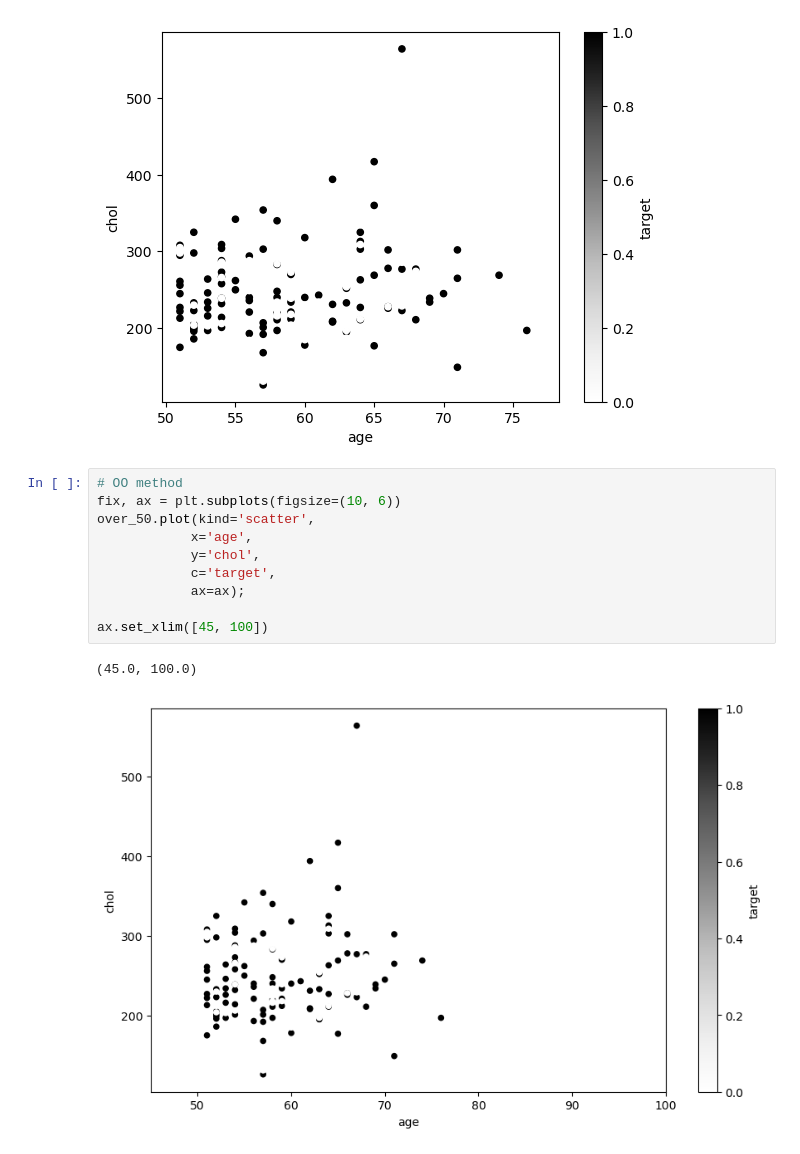
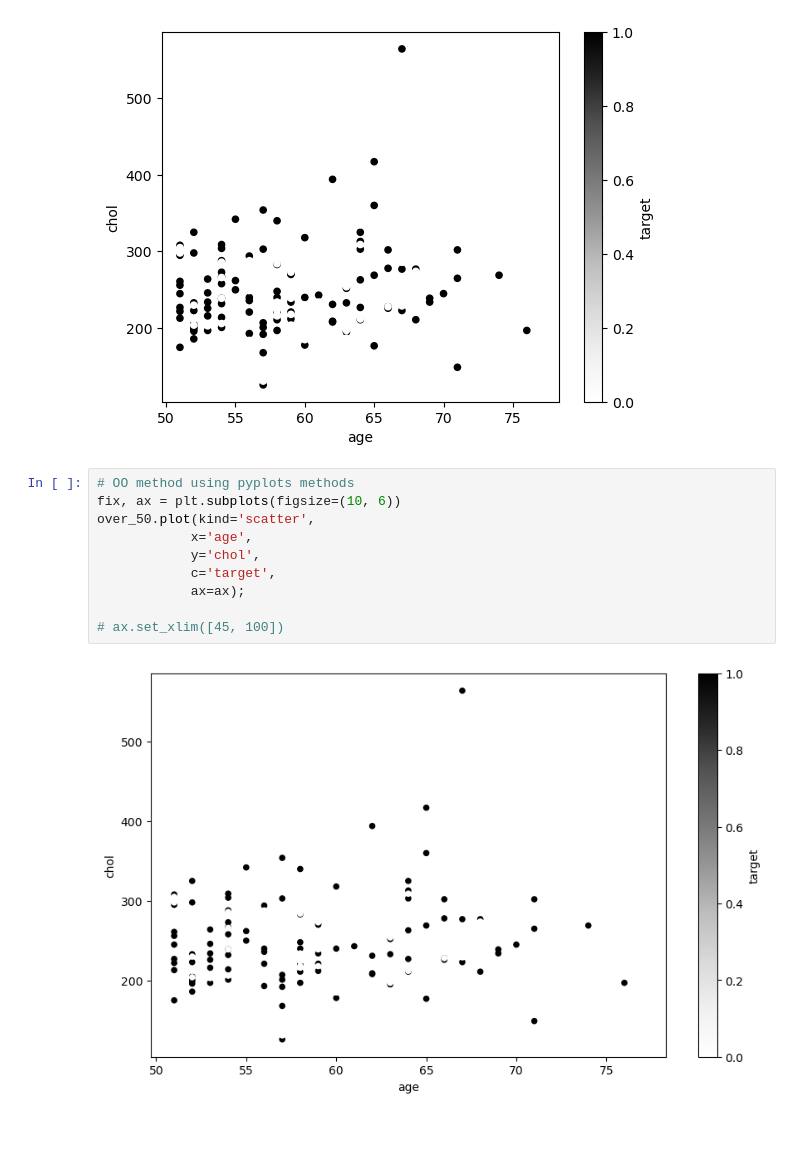
Before and after one commit to Tarun-Mittal-cell/dataAnalysisPandasNumpy, a Jupyter notebook: Introduction to Matplotlib.ipynb, the cells around one changed output. Drawn from its saved outputs; the diff is of its cells as text.

```diff
--- a/Introduction to Matplotlib.ipynb
+++ b/Introduction to Matplotlib.ipynb
@@ -419,15 +419,14 @@ over_50.plot(kind='scatter',
 # %% [output]
 [figure]
 # %%
-# OO method
+# OO method using pyplots methods
 fix, ax = plt.subplots(figsize=(10, 6))
 over_50.plot(kind='scatter',
             x='age',
             y='chol',
             c='target',
             ax=ax);
 
-ax.set_xlim([45, 100])
+# ax.set_xlim([45, 100])
 # %% [output]
-(45.0, 100.0)
-[figure, old version]
+[figure, new version]
```
Also changed, not shown: parts of 1 cell of this notebook.
